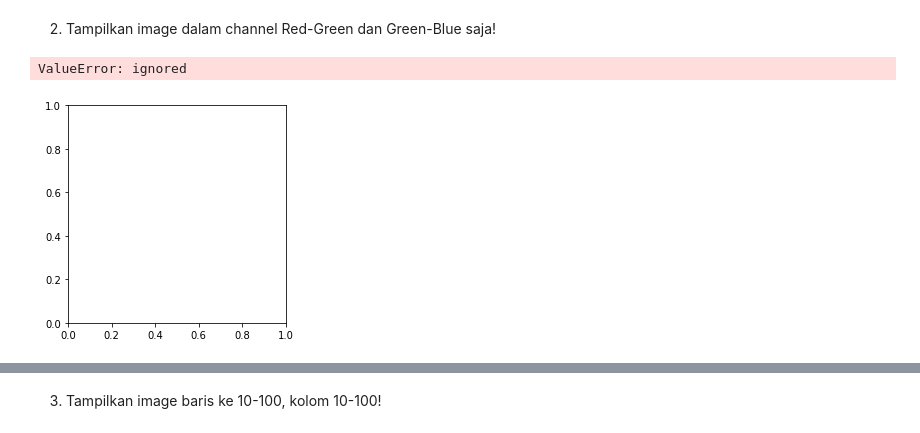
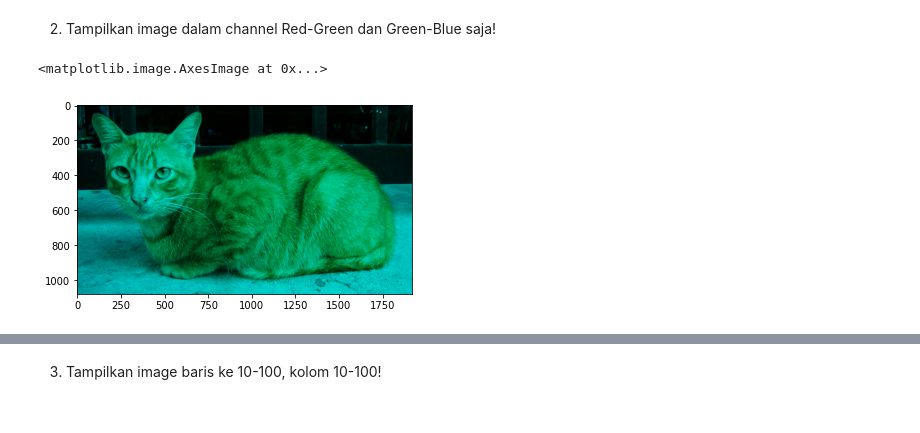
Before and after one commit to mukhammadarifin/PCVK_Genap_2021, a Jupyter notebook: week2.ipynb, the cells around one changed output, grey strips where cells are left out. Drawn from its saved outputs; the diff is of its cells as text; code cells hidden in the pictures.

```diff
--- a/week2.ipynb
+++ b/week2.ipynb
@@ -55,9 +55,11 @@ ax.imshow(imgt1)
 # %% [markdown]
 2. Tampilkan image dalam channel Red-Green dan Green-Blue saja!
 # %%
-imgt2 = cv.cvtColor(img, cv.COLOR_BGR2RGB)
+imgt2a = cv.cvtColor(img, cv.COLOR_BGR2RGB)
 
-plt.imshow(imgt2, cmap='red')
+
+imgt2a[:,:,0] = np.zeros([imgt2a.shape[0], imgt2a.shape[1]])
+plt.imshow(imgt2a)
 # %% [output]
-ValueError: ignored
+<matplotlib.image.AxesImage at 0x...>
-[figure, old version]
+[figure, new version]
```
Also changed, not shown: parts of 17 cells of this notebook.
